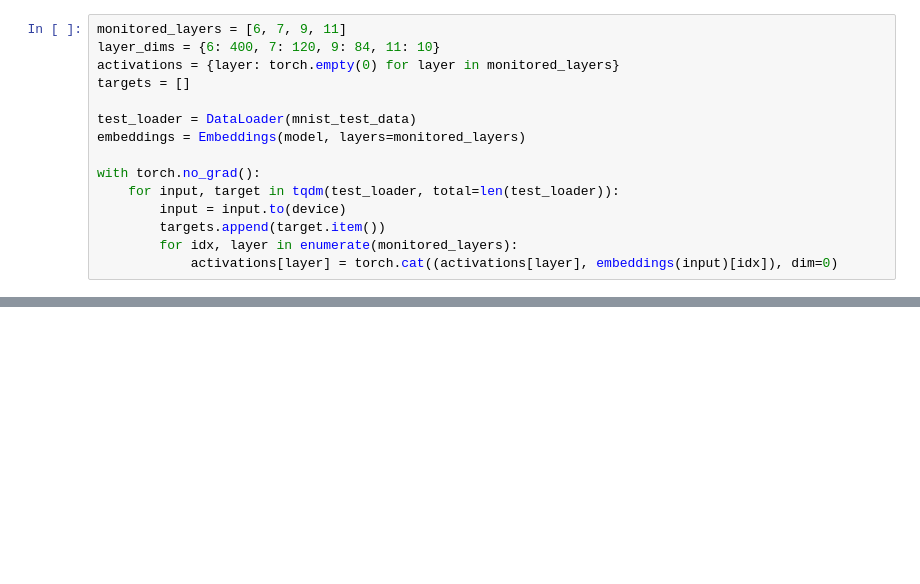
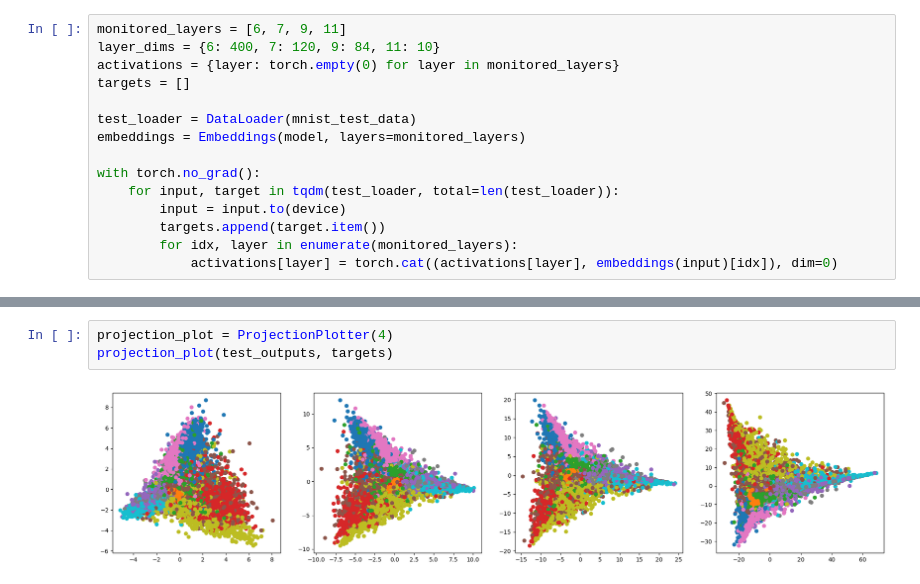
Before and after one commit to wormLove/DCNet, a Jupyter notebook: SiameseMNIST.ipynb, the cells around one changed output, grey strips where cells are left out. Drawn from its saved outputs; the diff is of its cells as text; blank space fills up the shorter version.

```diff
--- a/SiameseMNIST.ipynb
+++ b/SiameseMNIST.ipynb
@@ -312,0 +266,5 @@ for epoch in range(nepochs):
+# %%
+projection_plot = ProjectionPlotter(4)
+projection_plot(test_outputs, targets)
+# %% [output]
+[figure, added]
```
Also changed, not shown: parts of 16 cells of this notebook, 2 other files.
